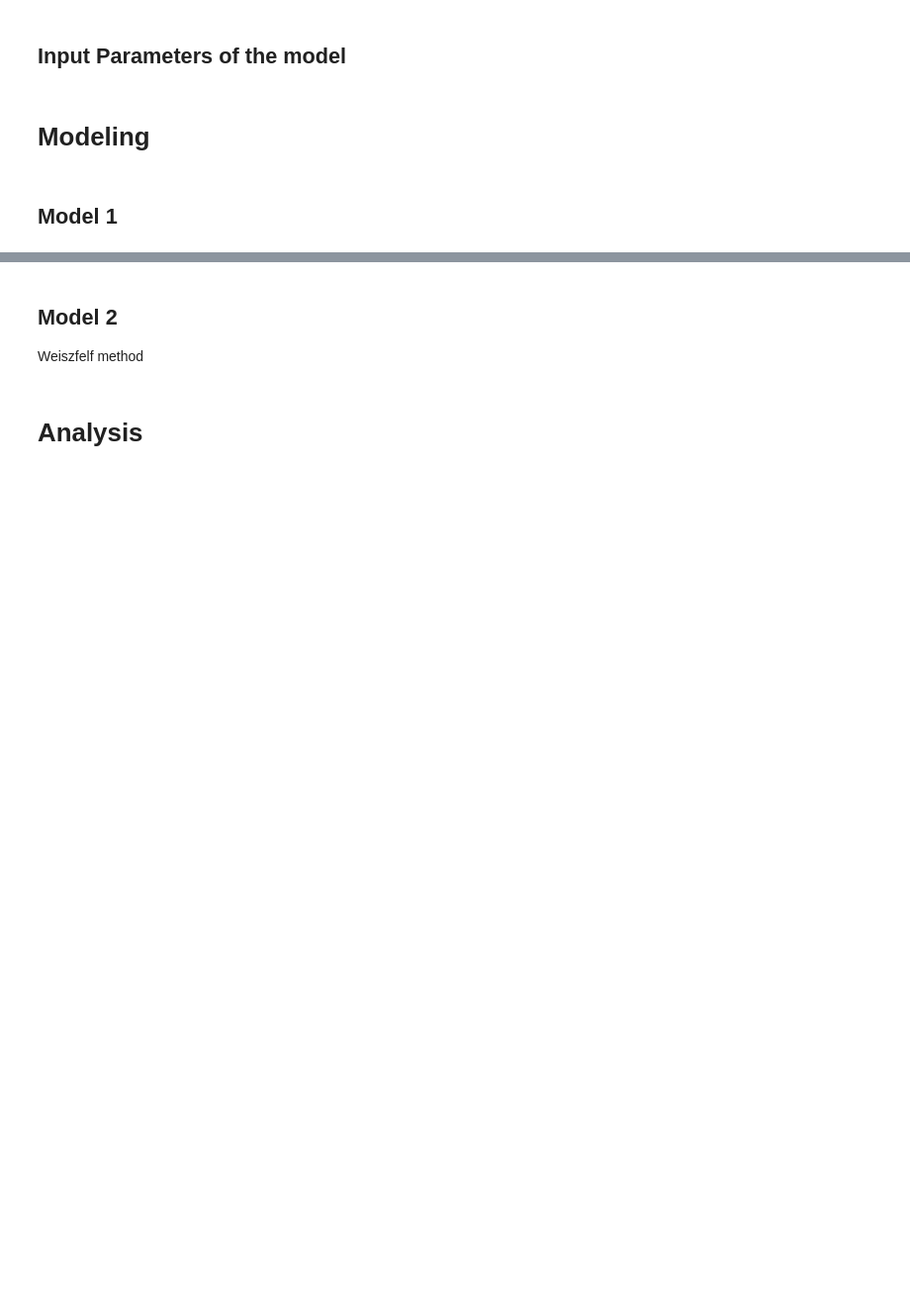
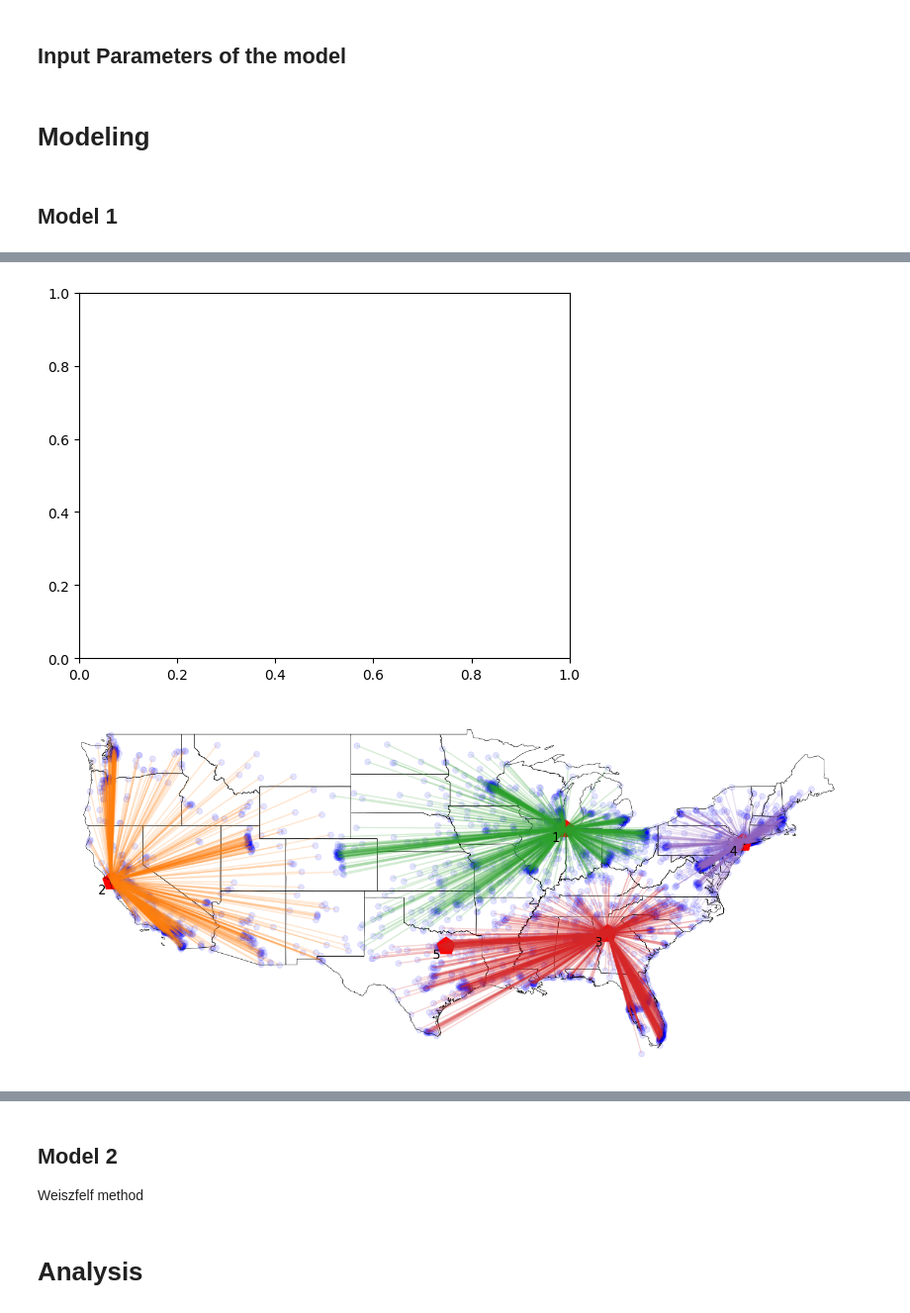
Before and after one commit to tanmoyie/facility-location, a Jupyter notebook: facility_location_demo.ipynb, the cells around one changed output, grey strips where cells are left out. Shown at 99% size. Saved outputs shown, nothing was run; the diff lists cells and outputs as text; code cells hidden in the pictures; blank space fills up the shorter version.

Commit message:
network diagram of supply and demand

```diff
--- a/facility_location_demo.ipynb
+++ b/facility_location_demo.ipynb
@@ -40,6 +46,8 @@ data_demand.head()
 | 4 | Caldwell | ID | 53942 | -116.686 | 43.6616 |
 # %%
 facility, customer_df = data_preparation.data_prep(data_demand)
+facility0 = facility.copy()
+customer_df0 = customer_df.copy()
 facility_coord = facility['facility_coord']
 customer_coord = customer_df['customer_coord']
 # %% [output]
@@ -121,0 +201,5 @@ AttributeError: 'gurobipy.Model' object has no attribute 'log'
+# %%
+data_visualization.draw_network_diagram(assignment, AllSt, facility0, customer_df0)
+# %% [output]
+[figure, added]
+[figure, added]
```
Also changed, not shown: parts of 17 cells of this notebook, 11 other files.
